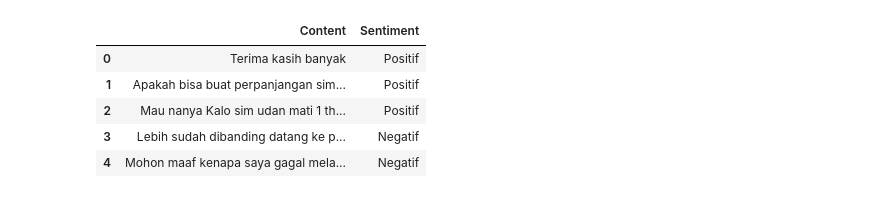
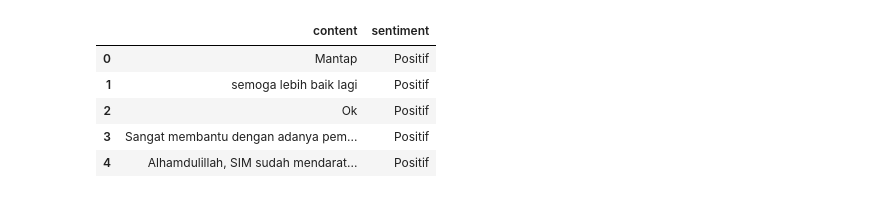
Before and after one commit to bintangeditya/Text-Mining-Digital-Korlantas-Review, a Jupyter notebook: Preprocessing Digital Korlantas Text Mining.ipynb, the cells around one changed output. Cells and saved outputs as stored; diff of their text form; code cells hidden in the pictures.

Commit message:
mining for 5000 data

```diff
--- a/Preprocessing Digital Korlantas Text Mining.ipynb
+++ b/Preprocessing Digital Korlantas Text Mining.ipynb
@@ -10,18 +10,18 @@ import re
 # %%
 # Load dataset
 def load_data():
-    data = pd.read_excel("Data/digital_korlantas_reviews.xlsx")
+    data = pd.read_csv("Digital_Korlantas_reviews_5000_c.csv")
     return data
 
 df = load_data()
 df.head()
 # %% [output]
-|  | Content | Sentiment |
-| 0 | Terima kasih banyak | Positif |
-| 1 | Apakah bisa buat perpanjangan sim... | Positif |
-| 2 | Mau nanya Kalo sim udan mati 1 th... | Positif |
-| 3 | Lebih sudah dibanding datang ke p... | Negatif |
-| 4 | Mohon maaf kenapa saya gagal mela... | Negatif |
+|  | content | sentiment |
+| 0 | Mantap | Positif |
+| 1 | semoga lebih baik lagi | Positif |
+| 2 | Ok | Positif |
+| 3 | Sangat membantu dengan adanya pem... | Positif |
+| 4 | Alhamdulillah, SIM sudah mendarat... | Positif |
 # %%
  #import stopword
 from nltk.corpus import stopwords
```
Also changed, not shown: parts of 4 cells of this notebook, 3 other files.
